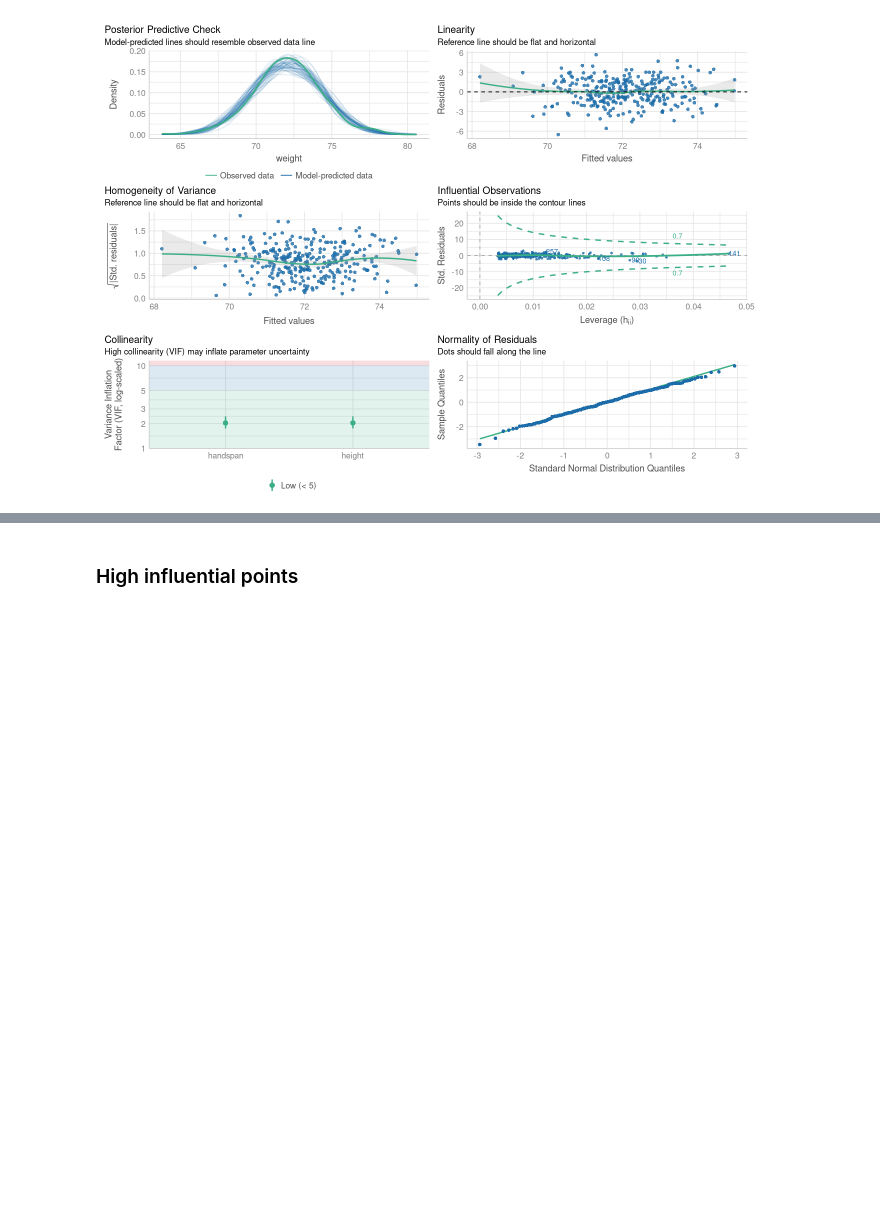
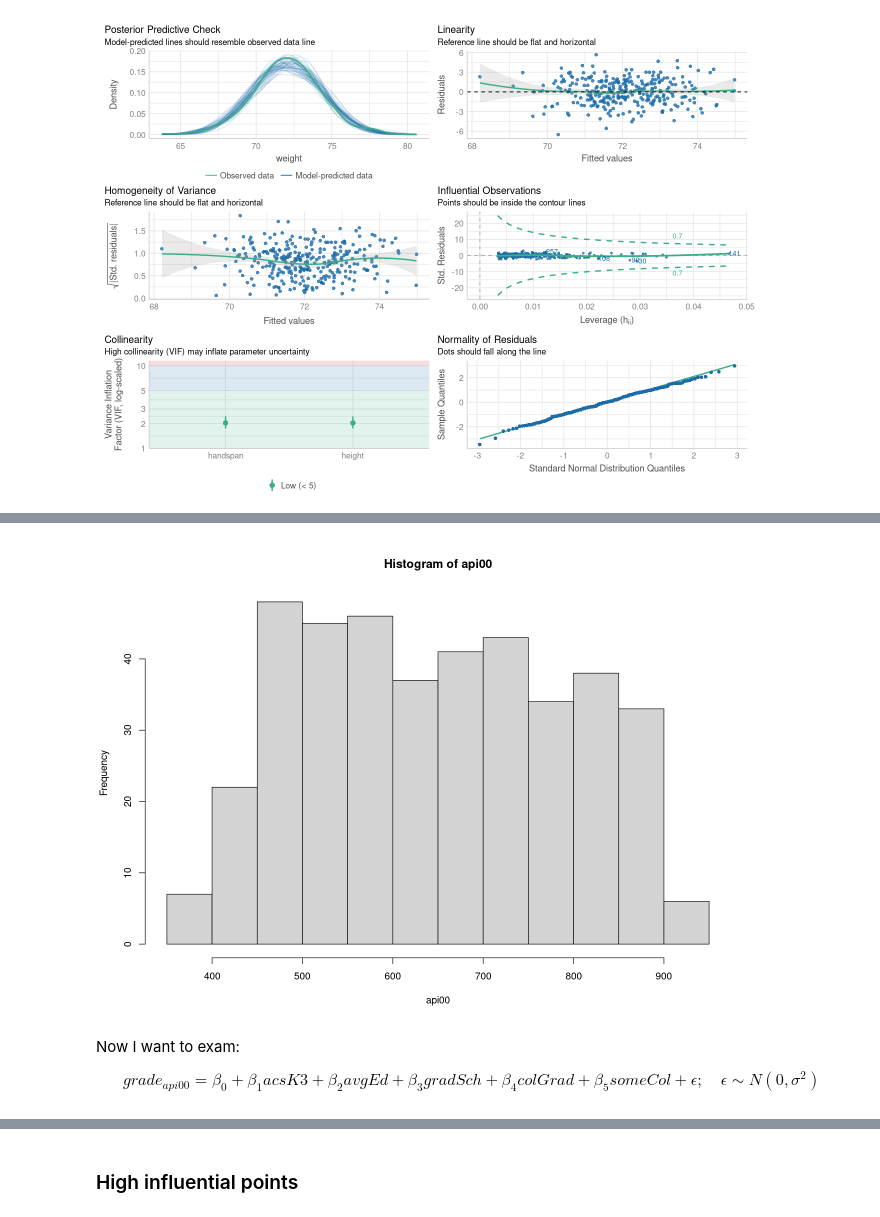
Before and after one commit to oceanumeric/data-science-go-small, a Jupyter notebook: all-in-one-for-the-exam/all-in-one.ipynb, the cells around one changed output, grey strips where cells are left out. Saved outputs shown, nothing was run; the diff lists cells and outputs as text; code cells hidden in the pictures; blank space fills up the shorter version.

```diff
--- a/all-in-one-for-the-exam/all-in-one.ipynb
+++ b/all-in-one-for-the-exam/all-in-one.ipynb
@@ -2112,0 +2141,12 @@ Classes 'data.table' and 'data.frame':  400 obs. of  22 variables:
+# %%
+elem_data %>%
+    .[, .(api00, acs_k3, avg_ed, grad_sch, col_grad, some_col)] %>%
+    with(hist(api00))
+# %% [output]
+[figure, added]
+# %% [markdown]
+Now I want to exam:
+
+$$
+grade_{api00} = \beta_0 + \beta_1 acsK3 + \beta_2 avgEd + \beta_3 gradSch + \beta_4 colGrad + \beta_5 someCol + \epsilon ; \quad \epsilon \sim N(0, \sigma^2)
+$$
```
Also changed, not shown: parts of 19 cells of this notebook, 1 other file.
